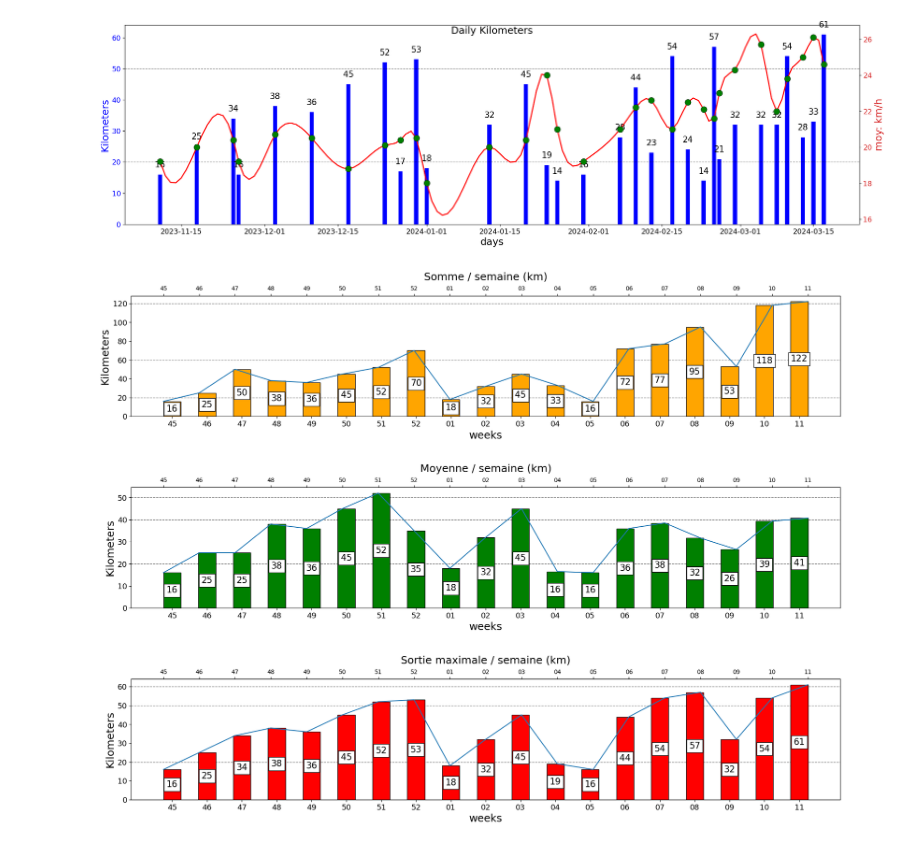
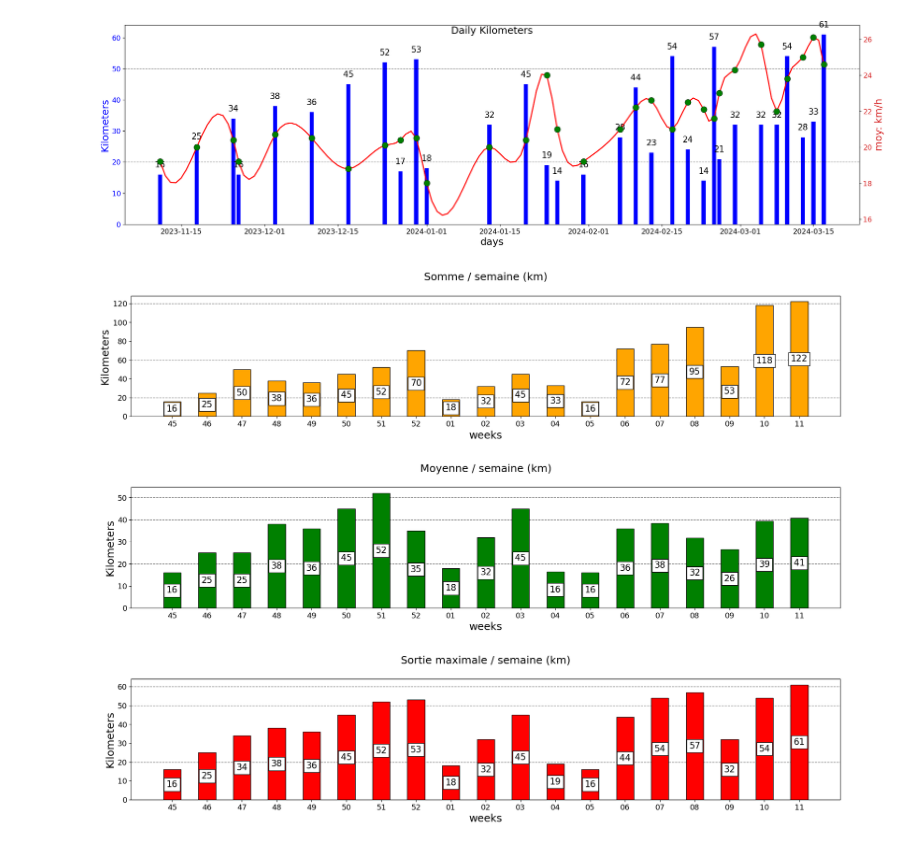
Before and after one commit to RichardHitier/visu-velo, a Jupyter notebook: notebooks/ReadPlotVelo.ipynb, the cells around one changed output. Saved outputs shown, nothing was run; the diff lists cells and outputs as text; code cells hidden in the pictures.

```diff
--- a/notebooks/ReadPlotVelo.ipynb
+++ b/notebooks/ReadPlotVelo.ipynb
@@ -98,34 +98,34 @@ figures_meta =[
 
 from matplotlib import dates as mdates
 
 # sys.exit()
 fig, ax = plt.subplots(len(figures_meta),  figsize=(20,15), sharey=False)
 fig.tight_layout(pad=10.0)
 for i, _meta in enumerate(figures_meta):
-    ax2=ax[i].twiny()
+    # ax2=ax[i].twiny()
     # ax2.xaxis.set_major_locator(mdates.MonthLocator())
-    ax2.xaxis.set_major_locator(mdates.AutoDateLocator(minticks=12, maxticks=20))
+    # ax2.xaxis.set_major_locator(mdates.MonthLocator())kjj
     # ax2.set_ylabel('Month', color="blue", fontsize=label_fontsize)  # we already handled the x-label with ax1
-    ax2.plot(km_w
+    # ax2.plot(new_idx)
     # ax2.scatter(moy_reindexed.index, moy_reindexed, zorder=3, color="green", edgecolor="black", lw=0.5, s=120)
     # ax2.tick_params(axis='y', labelcolor=color, labelsize=label_fontsize-5)
 
     ax[i].tick_params(axis='y', labelsize=label_fontsize-5)
     ax[i].tick_params(axis='x', labelsize=label_fontsize-5)
     ax[i].set_ylabel("Kilometers", fontsize=label_fontsize)
     ax[i].set_xlabel(_meta["xlabel"], fontsize=label_fontsize)
     ax[i].set_title(_meta["title"], y=1.1)#, pad=-16)
     ax[i].title.set_size(18)
     for _hl in _meta["hlines"]:
         ax[i].axhline( _hl, color = 'black', lw=1,  alpha=0.5, linestyle = '--')
     bar_container = ax[i].bar(_meta["data"].index, _meta["data"], color=_meta["color"], width=0.5, zorder=2, edgecolor="black")
     ax[i].bar_label(bar_container, label_type="center", color="black", fmt='%.f', fontsize=15,
                    bbox=dict(facecolor='white', edgecolor="black") )
 
 
     # addlabels(_meta["data"].index, _meta["data"])
 # ax[1].bar(km_w_sum.index, km_w_sum.km, color="orange", suptitle="SUM")
 # ax[2].bar(km_w_sum.index, km_w_mean.km, color="green")
 # ax[3].bar(km_w_sum.index, km_w_max.km, color="red")
 # %% [output]
-[figure, old version]
+[figure, new version]
```
